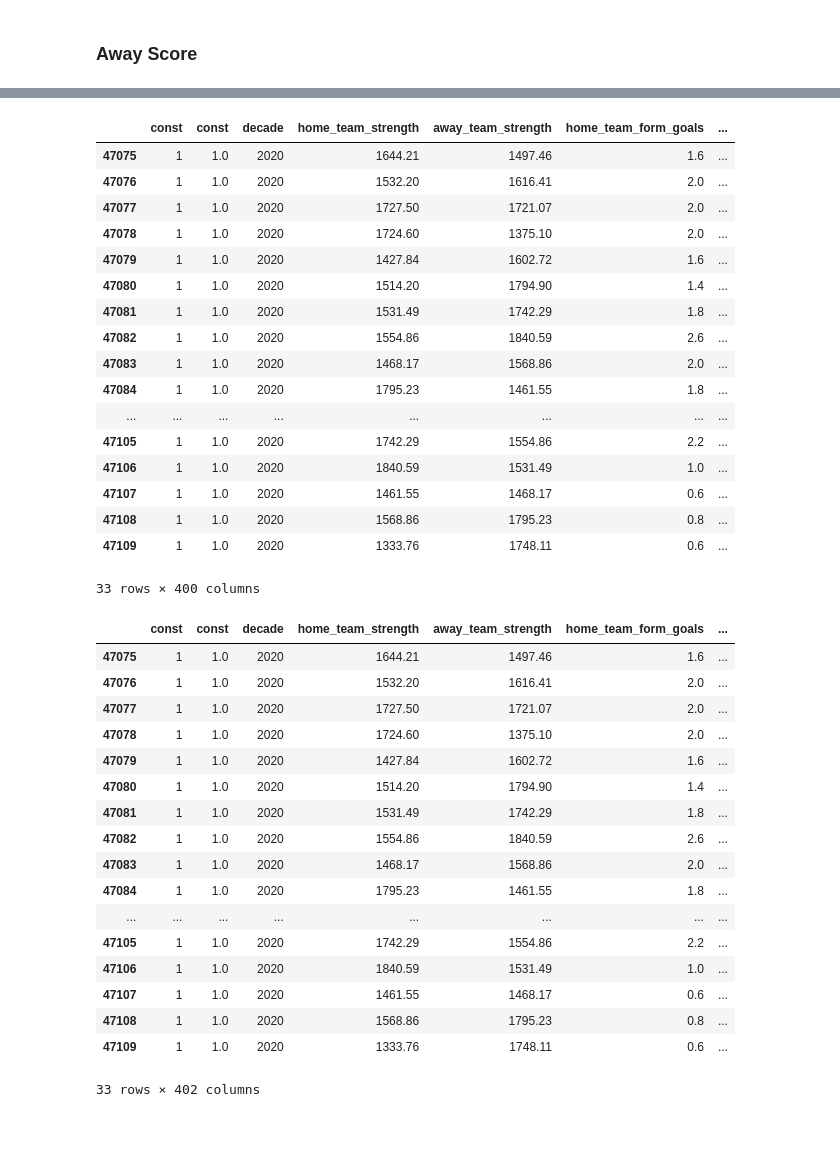
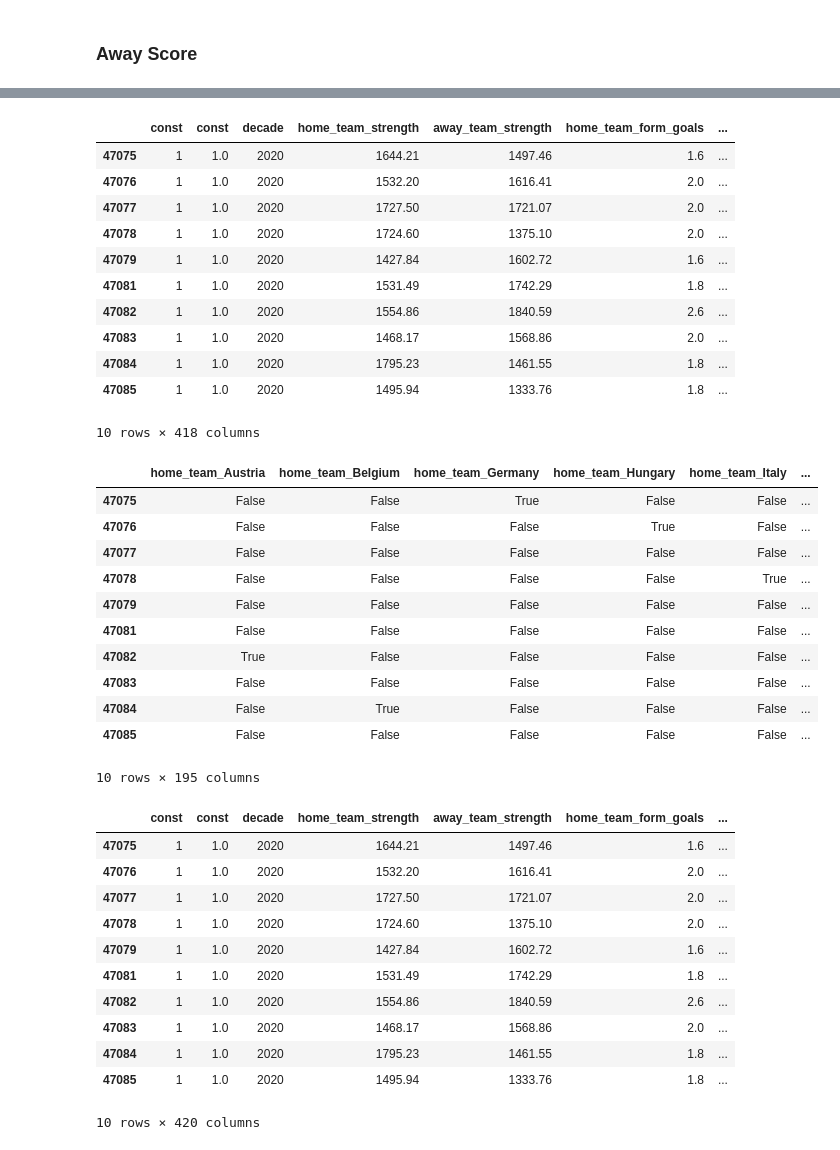
Before and after one commit to NiklasSeitherDHBW/Fussballergebnisse, a Jupyter notebook: Niklas_score_prediction.ipynb, the cells around one changed output, grey strips where cells are left out. Saved outputs shown, nothing was run; the diff lists cells and outputs as text; code cells hidden in the pictures.

```diff
--- a/Niklas_score_prediction.ipynb
+++ b/Niklas_score_prediction.ipynb
@@ -186,7 +186,7 @@ def load_file(file_path):
 def get_data(df, target_col):
     df = sm.add_constant(df)
 
-    features = ['const', 'decade', 'home_team', 'away_team', 'home_team_strength', 'away_team_strength', 'home_team_form_goals', 'home_team_form_points', 'away_team_form_goals', 'away_team_form_points', 'home_advantage', target_col]
+    features = ['const', 'decade', 'home_team', 'away_team', 'home_team_strength', 'away_team_strength', 'home_team_form_goals', 'home_team_form_points', 'away_team_form_goals', 'away_team_form_points', 'home_advantage', 'home_team_goals_letzte_Begegnung', 'home_team_goals_vorletzte_Begegnung', 'home_team_goals_vorvorletzte_Begegnung', 'away_team_goals_letzte_Begegnung', 'away_team_goals_vorletzte_Begegnung', 'away_team_goals_vorvorletzte_Begegnung', 'home_team_geschossen_letztes_Spiel', 'home_team_kassiert_letztes_Spiel', 'home_team_geschossen_vorletztes_Spiel', 'home_team_kassiert_vorletztes_Spiel', 'home_team_geschossen_vorvorletztes_Spiel', 'home_team_kassiert_vorvorletztes_Spiel', 'away_team_geschossen_letztes_Spiel', 'away_team_kassiert_letztes_Spiel', 'away_team_geschossen_vorletztes_Spiel', 'away_team_kassiert_vorletztes_Spiel', 'away_team_geschossen_vorvorletztes_Spiel', 'away_team_kassiert_vorvorletztes_Spiel', target_col]
     features_bak = features.copy()
 
     # Gruppenspiele der EM 2024 herausfiltern
@@ -199,6 +199,7 @@ def get_data(df, target_col):
     dummy_cols = ["home_team", "away_team", "tournament", "city", "country"]
     df = pd.get_dummies(df, columns=[col for col in dummy_cols if col in df.columns])
     features = df.columns.tolist()
+    display(features)
 
     bool_cols = df.select_dtypes(include=["bool"]).columns
     df[bool_cols] = df[bool_cols].astype(int)
@@ -525,7 +526,7 @@ def run_regression_models(x, y, models):
 # %% [markdown]
 ## Lets Go
 # %%
-df = load_file(Path("files/temp/results_fifa_ranking_bak.csv"))
+df = load_file(Path("files/temp/results_fifa_ranking.csv"))
 # %% [markdown]
 ### Home Score
 # %%
@@ -933,53 +1003,73 @@ x_away_pred
 | 47077 | 1 | 1.0 | 2020 | 1727.50 | 1721.07 | 2.0 | ... |
 | 47078 | 1 | 1.0 | 2020 | 1724.60 | 1375.10 | 2.0 | ... |
 | 47079 | 1 | 1.0 | 2020 | 1427.84 | 1602.72 | 1.6 | ... |
-| 47080 | 1 | 1.0 | 2020 | 1514.20 | 1794.90 | 1.4 | ... |
 | 47081 | 1 | 1.0 | 2020 | 1531.49 | 1742.29 | 1.8 | ... |
 | 47082 | 1 | 1.0 | 2020 | 1554.86 | 1840.59 | 2.6 | ... |
 | 47083 | 1 | 1.0 | 2020 | 1468.17 | 1568.86 | 2.0 | ... |
 | 47084 | 1 | 1.0 | 2020 | 1795.23 | 1461.55 | 1.8 | ... |
-| ... | ... | ... | ... | ... | ... | ... | ... |
-| 47105 | 1 | 1.0 | 2020 | 1742.29 | 1554.86 | 2.2 | ... |
-| 47106 | 1 | 1.0 | 2020 | 1840.59 | 1531.49 | 1.0 | ... |
-| 47107 | 1 | 1.0 | 2020 | 1461.55 | 1468.17 | 0.6 | ... |
-| 47108 | 1 | 1.0 | 2020 | 1568.86 | 1795.23 | 0.8 | ... |
-| 47109 | 1 | 1.0 | 2020 | 1333.76 | 1748.11 | 0.6 | ... |
+| 47085 | 1 | 1.0 | 2020 | 1495.94 | 1333.76 | 1.8 | ... |
-33 rows × 400 columns
+10 rows × 418 columns
 # %%
 # Identifizieren der Dummy-kodierten Spalten
 home_team_cols = [col for col in x_away_pred.columns if col.startswith('home_team_')]
 away_team_cols = [col for col in x_away_pred.columns if col.startswith('away_team_')]
 
 home_team_cols.remove('home_team_strength')
 away_team_cols.remove('away_team_strength')
 home_team_cols.remove("home_team_form_goals")
 away_team_cols.remove("away_team_form_goals")
 home_team_cols.remove("home_team_form_points")
 away_team_cols.remove("away_team_form_points")
+home_team_cols.remove("home_team_goals_letzte_Begegnung")
+away_team_cols.remove("away_team_goals_letzte_Begegnung")
+home_team_cols.remove("home_team_goals_vorletzte_Begegnung")
+away_team_cols.remove("away_team_goals_vorletzte_Begegnung")
+home_team_cols.remove("home_team_goals_vorvorletzte_Begegnung")
+away_team_cols.remove("away_team_goals_vorvorletzte_Begegnung")
+home_team_cols.remove("home_team_geschossen_letztes_Spiel")
+away_team_cols.remove("away_team_geschossen_letztes_Spiel")
+home_team_cols.remove("home_team_kassiert_letztes_Spiel")
+away_team_cols.remove("away_team_kassiert_letztes_Spiel")
+home_team_cols.remove("home_team_geschossen_vorletztes_Spiel")
+away_team_cols.remove("away_team_geschossen_vorletztes_Spiel")
+home_team_cols.remove("home_team_kassiert_vorletztes_Spiel")
+away_team_cols.remove("away_team_kassiert_vorletztes_Spiel")
+home_team_cols.remove("home_team_geschossen_vorvorletztes_Spiel")
+away_team_cols.remove("away_team_geschossen_vorvorletztes_Spiel")
+home_team_cols.remove("home_team_kassiert_vorvorletztes_Spiel")
+away_team_cols.remove("away_team_kassiert_vorvorletztes_Spiel")
+
+display(x_away_pred[home_team_cols])
 
 # Zusammenführen der Dummy-Spalten zu einer einzigen Spalte
 x_away_pred['home_team'] = x_away_pred[home_team_cols].idxmax(axis=1).str.replace('home_team_', '')
 x_away_pred['away_team'] = x_away_pred[away_team_cols].idxmax(axis=1).str.replace('away_team_', '')
 x_away_pred
 # %% [output]
-|  | const | const | decade | home_team_strength | away_team_strength | home_team_form_goals | ... |
-| 47075 | 1 | 1.0 | 2020 | 1644.21 | 1497.46 | 1.6 | ... |
-| 47076 | 1 | 1.0 | 2020 | 1532.20 | 1616.41 | 2.0 | ... |
-| 47077 | 1 | 1.0 | 2020 | 1727.50 | 1721.07 | 2.0 | ... |
-| 47078 | 1 | 1.0 | 2020 | 1724.60 | 1375.10 | 2.0 | ... |
-| 47079 | 1 | 1.0 | 2020 | 1427.84 | 1602.72 | 1.6 | ... |
-| 47080 | 1 | 1.0 | 2020 | 1514.20 | 1794.90 | 1.4 | ... |
-| 47081 | 1 | 1.0 | 2020 | 1531.49 | 1742.29 | 1.8 | ... |
-| 47082 | 1 | 1.0 | 2020 | 1554.86 | 1840.59 | 2.6 | ... |
-| 47083 | 1 | 1.0 | 2020 | 1468.17 | 1568.86 | 2.0 | ... |
-| 47084 | 1 | 1.0 | 2020 | 1795.23 | 1461.55 | 1.8 | ... |
-| ... | ... | ... | ... | ... | ... | ... | ... |
-| 47105 | 1 | 1.0 | 2020 | 1742.29 | 1554.86 | 2.2 | ... |
-| 47106 | 1 | 1.0 | 2020 | 1840.59 | 1531.49 | 1.0 | ... |
-| 47107 | 1 | 1.0 | 2020 | 1461.55 | 1468.17 | 0.6 | ... |
-| 47108 | 1 | 1.0 | 2020 | 1568.86 | 1795.23 | 0.8 | ... |
-| 47109 | 1 | 1.0 | 2020 | 1333.76 | 1748.11 | 0.6 | ... |
+|  | home_team_Austria | home_team_Belgium | home_team_Germany | home_team_Hungary | home_team_Italy | ... |
+| 47075 | False | False | True | False | False | ... |
+| 47076 | False | False | False | True | False | ... |
+| 47077 | False | False | False | False | False | ... |
+| 47078 | False | False | False | False | True | ... |
+| 47079 | False | False | False | False | False | ... |
+| 47081 | False | False | False | False | False | ... |
+| 47082 | True | False | False | False | False | ... |
+| 47083 | False | False | False | False | False | ... |
+| 47084 | False | True | False | False | False | ... |
+| 47085 | False | False | False | False | False | ... |
-33 rows × 402 columns
+10 rows × 195 columns
+|  | const | const | decade | home_team_strength | away_team_strength | home_team_form_goals | ... |
+| 47075 | 1 | 1.0 | 2020 | 1644.21 | 1497.46 | 1.6 | ... |
+| 47076 | 1 | 1.0 | 2020 | 1532.20 | 1616.41 | 2.0 | ... |
+| 47077 | 1 | 1.0 | 2020 | 1727.50 | 1721.07 | 2.0 | ... |
+| 47078 | 1 | 1.0 | 2020 | 1724.60 | 1375.10 | 2.0 | ... |
+| 47079 | 1 | 1.0 | 2020 | 1427.84 | 1602.72 | 1.6 | ... |
+| 47081 | 1 | 1.0 | 2020 | 1531.49 | 1742.29 | 1.8 | ... |
+| 47082 | 1 | 1.0 | 2020 | 1554.86 | 1840.59 | 2.6 | ... |
+| 47083 | 1 | 1.0 | 2020 | 1468.17 | 1568.86 | 2.0 | ... |
+| 47084 | 1 | 1.0 | 2020 | 1795.23 | 1461.55 | 1.8 | ... |
+| 47085 | 1 | 1.0 | 2020 | 1495.94 | 1333.76 | 1.8 | ... |
+10 rows × 420 columns
 # %%
 x_pred["away_score"] = y_away_pred.apply(lambda x: round(math.pow(abs(x), 1), 2)) # Wurzel anpassen für versch. Modelle
 x_pred
```
Also changed, not shown: parts of 18 cells of this notebook, 1 other file.
